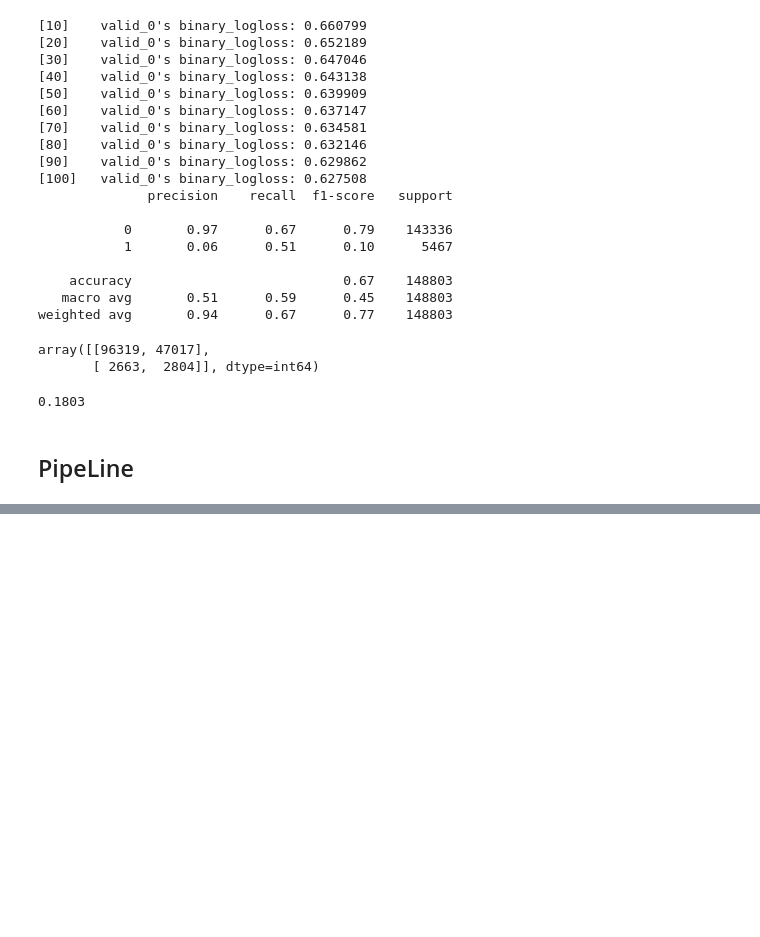
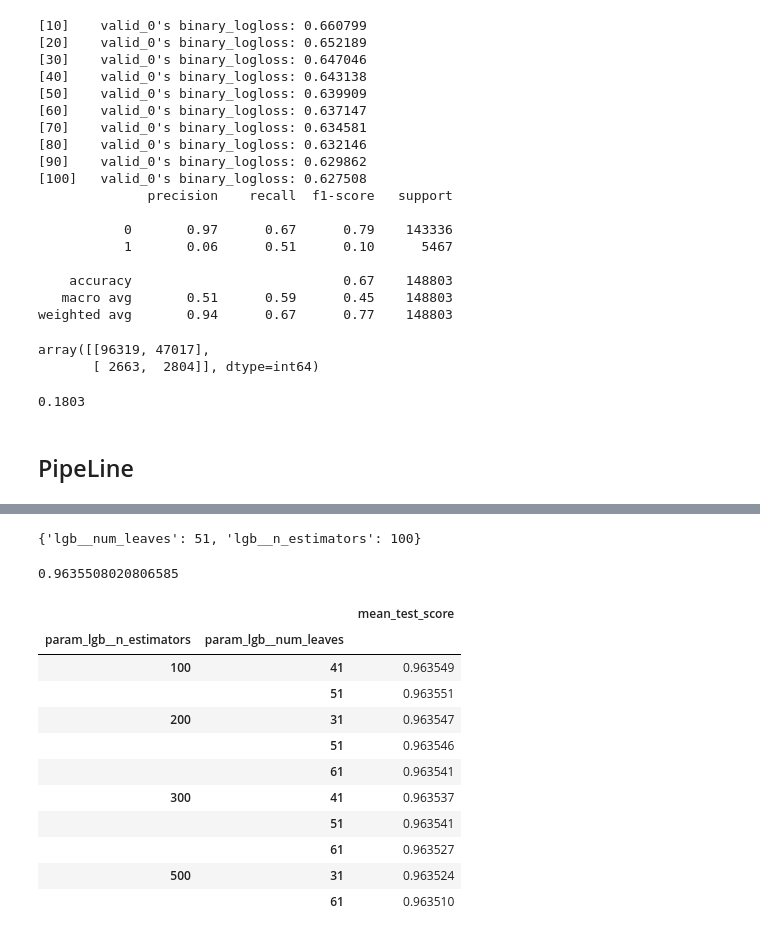
Before and after one commit to annulet/porto_seguro, a Jupyter notebook: porto_seguro.ipynb, the cells around one changed output, grey strips where cells are left out. Saved outputs shown, nothing was run; the diff lists cells and outputs as text; code cells hidden in the pictures; blank space fills up the shorter version.

```diff
--- a/porto_seguro.ipynb
+++ b/porto_seguro.ipynb
@@ -730,0 +872,16 @@ np.round(gini_normalized(y_test, preds), 4)
+# %%
+param_grid = {
+    'lgb__n_estimators': [100, 200, 300, 500],
+    'lgb__num_leaves': [31, 41, 51, 61]
+}
+
+
+rs = RandomizedSearchCV(ml_pipe,
+                       param_grid,
+                       n_iter=10,
+                        cv=5,
+                        random_state=27,
+                        return_train_score=False
+                       )
+
+rs.fit(train_df[features], train_df['target'])
@@ -730,0 +906,31 @@ np.round(gini_normalized(y_test, preds), 4)
+# %%
+rs.best_params_
+# %% [output]
+{'lgb__num_leaves': 51, 'lgb__n_estimators': 100}
+# %%
+rs.best_score_
+# %% [output]
+0.9635508020806585
+# %%
+res = pd.DataFrame(rs.cv_results_)
+tbl = res.pivot_table(
+    values=['mean_test_score'],
+    index=[
+        'param_lgb__n_estimators',
+        'param_lgb__num_leaves'
+    ]
+)
+tbl
+# %% [output]
+|  |  | mean_test_score |
+| param_lgb__n_estimators | param_lgb__num_leaves |  |
+| 100 | 41 | 0.963549 |
+|  | 51 | 0.963551 |
+| 200 | 31 | 0.963547 |
+|  | 51 | 0.963546 |
+|  | 61 | 0.963541 |
+| 300 | 41 | 0.963537 |
+|  | 51 | 0.963541 |
+|  | 61 | 0.963527 |
+| 500 | 31 | 0.963524 |
+|  | 61 | 0.963510 |
```
Also changed, not shown: parts of 52 cells of this notebook.
